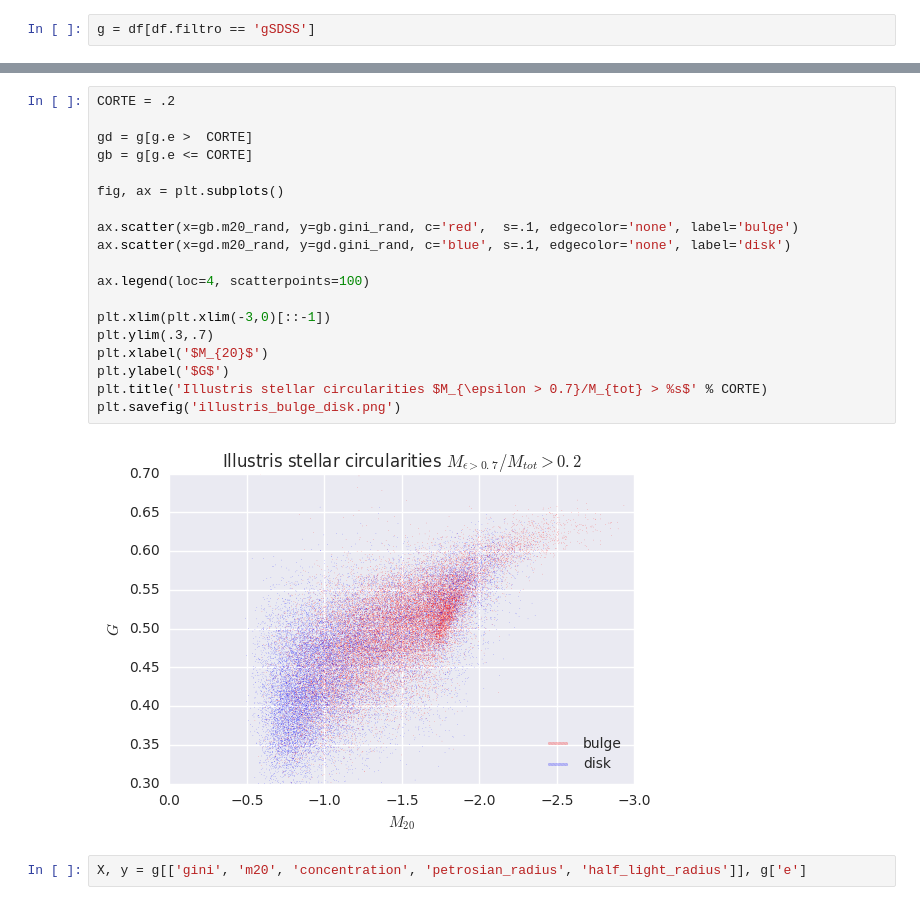
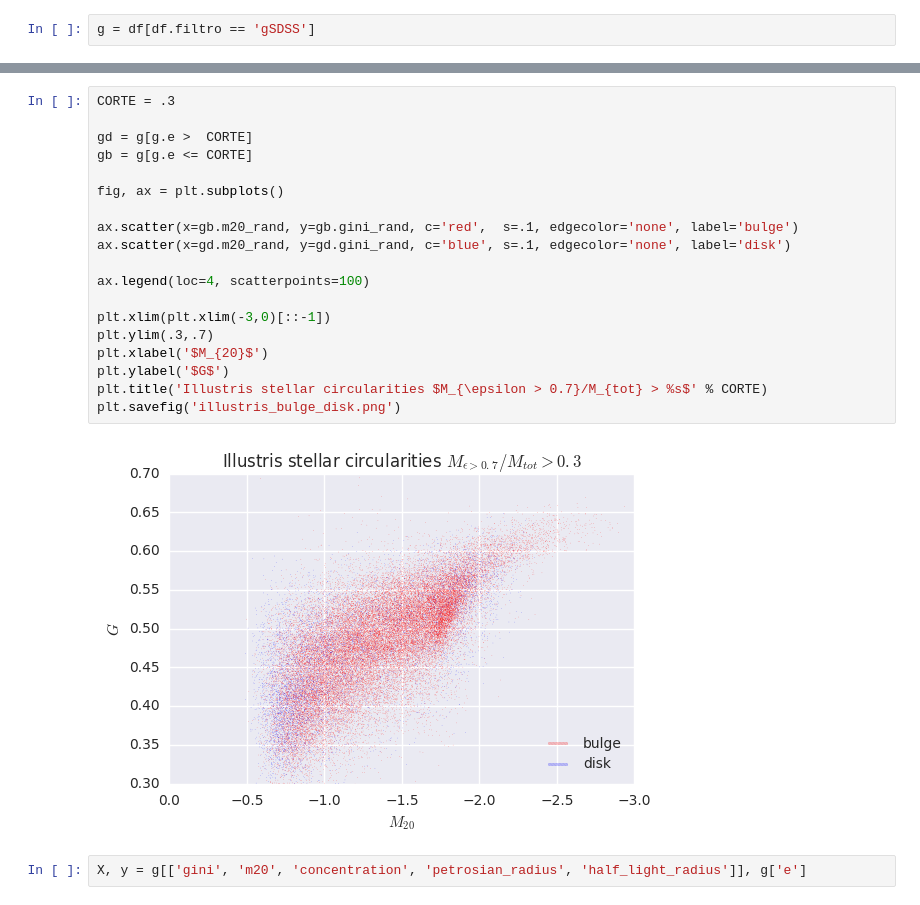
Before and after one commit to matiasbattocchia/ex_tesis, a Jupyter notebook: código/Morfologías.ipynb, the cells around one changed output, grey strips where cells are left out. Cells and saved outputs as stored; diff of their text form.

```diff
--- a/código/Morfologías.ipynb
+++ b/código/Morfologías.ipynb
@@ -380,24 +435,24 @@ g = df[df.filtro == 'gSDSS']
 # %%
-CORTE = .2
+CORTE = .3
 
 gd = g[g.e >  CORTE]
 gb = g[g.e <= CORTE]
 
 fig, ax = plt.subplots()
 
 ax.scatter(x=gb.m20_rand, y=gb.gini_rand, c='red',  s=.1, edgecolor='none', label='bulge')
 ax.scatter(x=gd.m20_rand, y=gd.gini_rand, c='blue', s=.1, edgecolor='none', label='disk')
 
 ax.legend(loc=4, scatterpoints=100)
 
 plt.xlim(plt.xlim(-3,0)[::-1])
 plt.ylim(.3,.7)
 plt.xlabel('$M_{20}$')
 plt.ylabel('$G$')
 plt.title('Illustris stellar circularities $M_{\epsilon > 0.7}/M_{tot} > %s$' % CORTE)
 plt.savefig('illustris_bulge_disk.png')
 # %% [output]
-[figure, old version]
+[figure, new version]
 # %%
 X, y = g[['gini', 'm20', 'concentration', 'petrosian_radius', 'half_light_radius']], g['e']
 # %%
```
Also changed, not shown: parts of 8 cells of this notebook, 5 other files.
